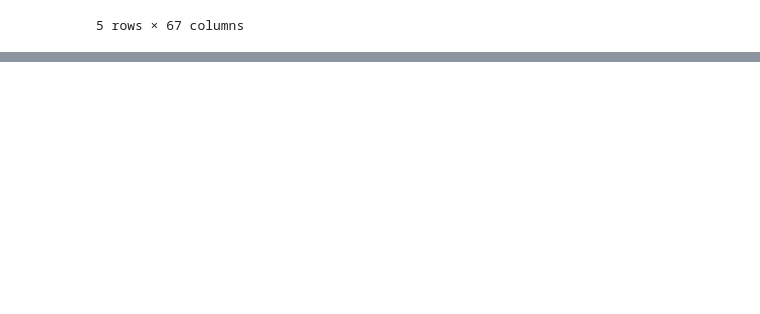
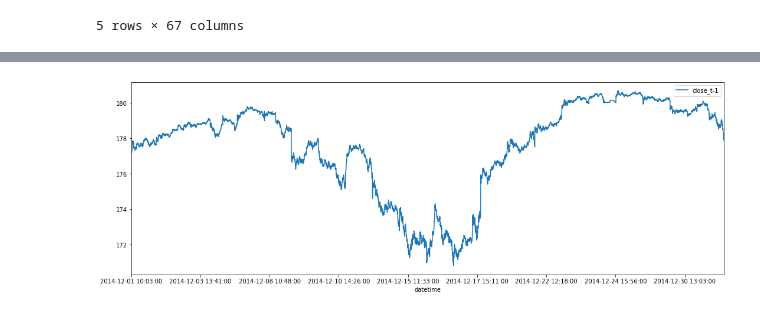
Before and after one commit to cetrulin/regime-switching-series-generator, a Jupyter notebook: notebooks/Data_preparation_experiments_NA.ipynb, the cells around one changed output, grey strips where cells are left out. Drawn from its saved outputs; the diff is of its cells as text; code cells hidden in the pictures; blank space fills up the shorter version.

Commit message:
Update Data_preparation_experiments_NA.ipynb
+ added bacth mode to process all datasets in one go.

```diff
--- a/notebooks/Data_preparation_experiments_NA.ipynb
+++ b/notebooks/Data_preparation_experiments_NA.ipynb
@@ -252,0 +281,93 @@ df.columns
+# %%
+# BATCH
+
+# Paths for symbols
+DATA_PATH=os.sep.join(['C:','Users','suare','PycharmProjects','RegimeSwitchingSeriesGenerator','data'])
+SOURCE_PATH=DATA_PATH
+RESULT_PATH=os.sep.join(['C:','Users','suare','PycharmProjects','RegimeSwitchingSeriesGenerator','output'])
+
+for file in files:
+    filename = file.replace(SOURCE_PATH+os.sep,'')
+    FIELD = 'close' # price->'ts' returns->'ret_ts' ts_with_added_noise-> 'ts_n2_post'
+    print(f'Start {filename}')
+
+    file = os.sep.join([SOURCE_PATH, filename])
+    RESULT_FILEPATH_PROCESSED = os.sep.join([RESULT_PATH, filename.split(os.sep)[-1].replace('.csv','')+'_indicators_best_17052020.csv'])
+
+    # Open file
+    df=pd.read_csv(file, sep=';')
+
+    #Add parameters to transform in TS
+    timeseries=['close', 'open', 'high', 'low']
+    #Length of the TS. How many values do we keep per serie.
+    # e.g. 1 -> t / 2 -> t,t-1 / 3 -> t,t-1,t-2 / 4 -> t,t-1,t-2,t-3
+    length = 5
+
+    # Add lagged times
+    for column in timeseries:
+        for i in range(1,length):
+            df[column+'_t-'+str(i)]=df[column].shift(i) #it could also be sorted and group by if needed
+
+
+    # all the numbers here and below assume a default time period for ta params of 10 mins averages
+    # change the other numbers (params of 5min and 20min and theremoval of 20 first mins of the day below) if the mins number is changed.
+    # in that case change as well the time tag '_10' with the corresponding one.
+    default_timerange=10
+    # Set extra timeranges for moving averages
+    extra_timeranges=[default_timerange/2, default_timerange, default_timerange*2, default_timerange*3]
+
+    # ###########################################
+    # Iterate and run list of indicators selected
+    # All of them produced for 25 prior mins of data
+    # ###########################################
+    for ind in list(indicators):
+        if ind not in ['adosc', 'obv', 'mfi']:  # avoiding indicators that need volume
+            # For indicators that only return one column (this will need to be modified depending on the selection of indicators)
+            if ind in ['ema','sma','trima']:
+                for timerange in extra_timeranges:
+                    df[ind+'_'+str(int(timerange))] = get_indicator(ind)(df, timeperiod=timerange)
+            elif ind not in ['bbands','aroon','stoch','macd','macdfix','stochf']:
+                df[ind+'_'+str(int(default_timerange))] = get_indicator(ind)(df, timeperiod=(default_timerange))
+            # Otherwise check the list of columns and return all
+            else:
+                key_output=get_indicator(ind)(df, timeperiod=(default_timerange)) #, price='close')
+                for j in range(0,len(list(key_output.columns))):
+                    df[ind+'_'+key_output.columns[int(j)]] = key_output[key_output.columns[j]]
+
+    def set_label(row):
+        if row['close_t+1'] > row['close']: return 1
+        else: return 0
+
+    # One minute ahead closing price
+    df['close_t+1']=df['close'].shift(-1)
+
+    # Creating label/y to be predicted / independent (predicted) feature 'y'
+    df['label'] = df.apply(set_label, axis=1)
+    df.dropna(inplace=True)
+
+    # Select columns for output
+    # best pool found through indicators grid search script
+    columns_selected = ['rsi_10','willr_10','macd_macd','cci_10','mom_10','stoch_slowk','stoch_slowd','sma_5','sma_10',
+                        'wma_10','ema_10','trima_10','adx_10','bbands_upperband','bbands_lowerband','roc_10',
+                        'aroon_aroondown','aroon_aroonup','label']
+
+    # Export processed data
+    output = pd.DataFrame(df, columns=columns_selected)
+    output.to_csv(RESULT_FILEPATH_PROCESSED, sep=',', encoding='utf-8', index = False)
+    create_arff_file(RESULT_FILEPATH_PROCESSED) # export in ARFF
+
+    # Printing classes distributions
+    print("Class distribution: ")
+    label_zero=len(df[df['label'] == 0])
+    label_one=len(df[df['label'] == 1])
+    #print(label_zero)
+    #print(label_one)
+    print("0 in "+str(float(label_zero)/(label_one+label_zero))+"%")
+    print("1 in "+str(float(label_one)/(label_one+label_zero))+"%")
+
+    %notify -m "Parsing is finished"
+
+    # Now plot close price and volume overtime.
+    df.set_index('datetime',drop=True).plot(y=["close_t-1"], figsize=(18,6))
+    plt.show()
+# %% [output]
@@ -252,0 +381 @@ df.columns
+[figure, added]
```
Also changed, not shown: parts of 8 cells of this notebook.
